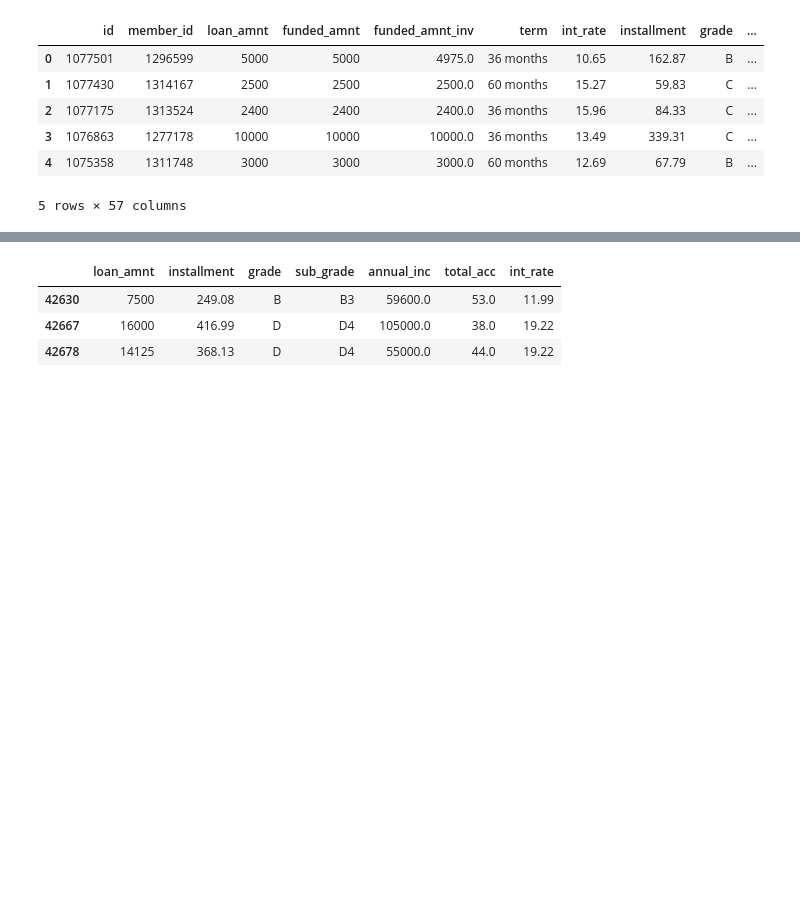
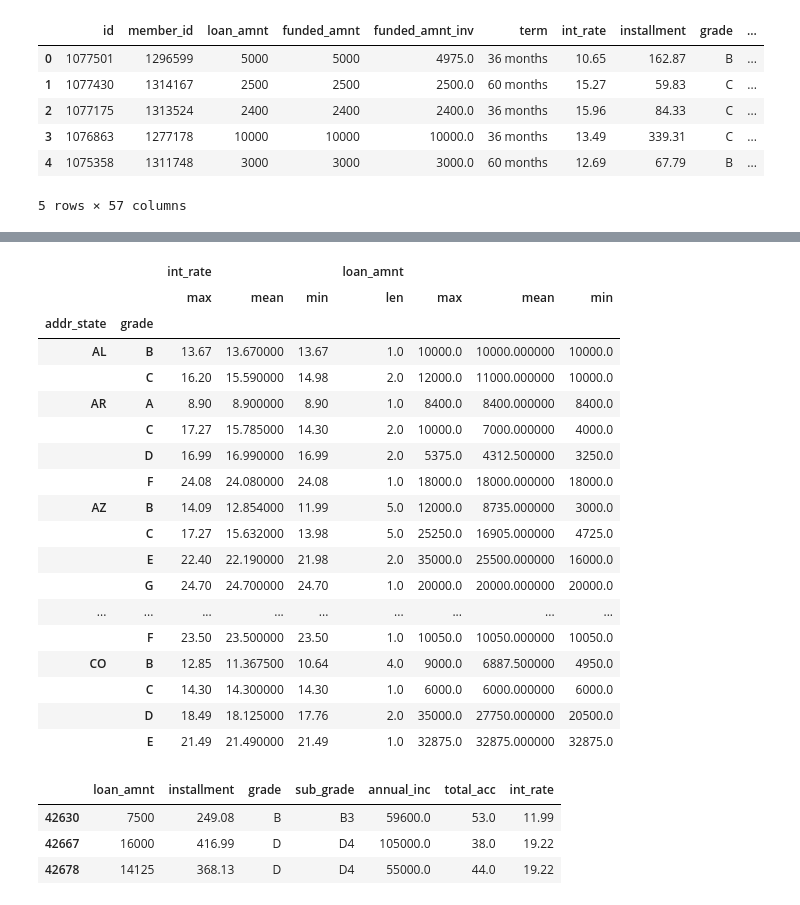
Before and after one commit to emihailescu/bootcamp, a Jupyter notebook: utf-8''Loan_exercise_Ella.ipynb, the cells around one changed output, grey strips where cells are left out. Drawn from its saved outputs; the diff is of its cells as text; code cells hidden in the pictures; blank space fills up the shorter version.

Commit message:
re-uploaded the Loan group exercise notebook

```diff
--- a/utf-8''Loan_exercise_Ella.ipynb
+++ b/utf-8''Loan_exercise_Ella.ipynb
@@ -71,3 +69,31 @@ df2.head()
+# %%
+# Tried a pivot table by state and grade, showing the min, max and mean values for int_rate and loan_amnt
+# and the total number of loans for that grade/state combination (len)
+
+tableS = pd.pivot_table(df2, values=[ 'loan_amnt', 'int_rate' ], index=['addr_state', 'grade'],
+                    aggfunc={'loan_amnt': [len, min, max, np.mean],
+                            'int_rate': [min, max, np.mean]})
+tableS.head(20)
+# %% [output]
+|  |  | int_rate |  |  | loan_amnt |  |  |  |
+|  |  | max | mean | min | len | max | mean | min |
+| addr_state | grade |  |  |  |  |  |  |  |
+| AL | B | 13.67 | 13.670000 | 13.67 | 1.0 | 10000.0 | 10000.000000 | 10000.0 |
+|  | C | 16.20 | 15.590000 | 14.98 | 2.0 | 12000.0 | 11000.000000 | 10000.0 |
+| AR | A | 8.90 | 8.900000 | 8.90 | 1.0 | 8400.0 | 8400.000000 | 8400.0 |
+|  | C | 17.27 | 15.785000 | 14.30 | 2.0 | 10000.0 | 7000.000000 | 4000.0 |
+|  | D | 16.99 | 16.990000 | 16.99 | 2.0 | 5375.0 | 4312.500000 | 3250.0 |
+|  | F | 24.08 | 24.080000 | 24.08 | 1.0 | 18000.0 | 18000.000000 | 18000.0 |
+| AZ | B | 14.09 | 12.854000 | 11.99 | 5.0 | 12000.0 | 8735.000000 | 3000.0 |
+|  | C | 17.27 | 15.632000 | 13.98 | 5.0 | 25250.0 | 16905.000000 | 4725.0 |
+|  | E | 22.40 | 22.190000 | 21.98 | 2.0 | 35000.0 | 25500.000000 | 16000.0 |
+|  | G | 24.70 | 24.700000 | 24.70 | 1.0 | 20000.0 | 20000.000000 | 20000.0 |
+| ... | ... | ... | ... | ... | ... | ... | ... | ... |
+|  | F | 23.50 | 23.500000 | 23.50 | 1.0 | 10050.0 | 10050.000000 | 10050.0 |
+| CO | B | 12.85 | 11.367500 | 10.64 | 4.0 | 9000.0 | 6887.500000 | 4950.0 |
+|  | C | 14.30 | 14.300000 | 14.30 | 1.0 | 6000.0 | 6000.000000 | 6000.0 |
+|  | D | 18.49 | 18.125000 | 17.76 | 2.0 | 35000.0 | 27750.000000 | 20500.0 |
+|  | E | 21.49 | 21.490000 | 21.49 | 1.0 | 32875.0 | 32875.000000 | 32875.0 |
 # %%
 # Created new dataframe containing columns we might want to analyze
 
```
Also changed, not shown: parts of 6 cells of this notebook.
